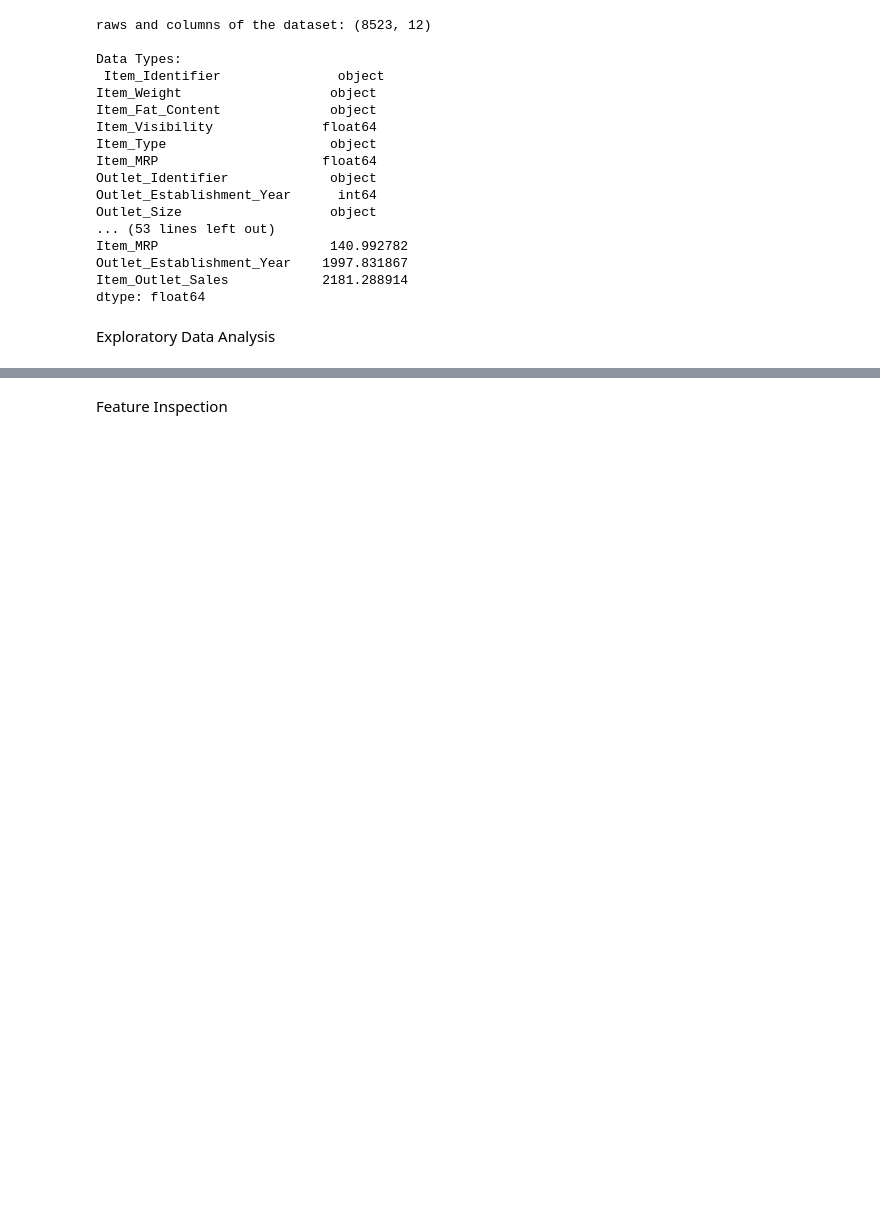
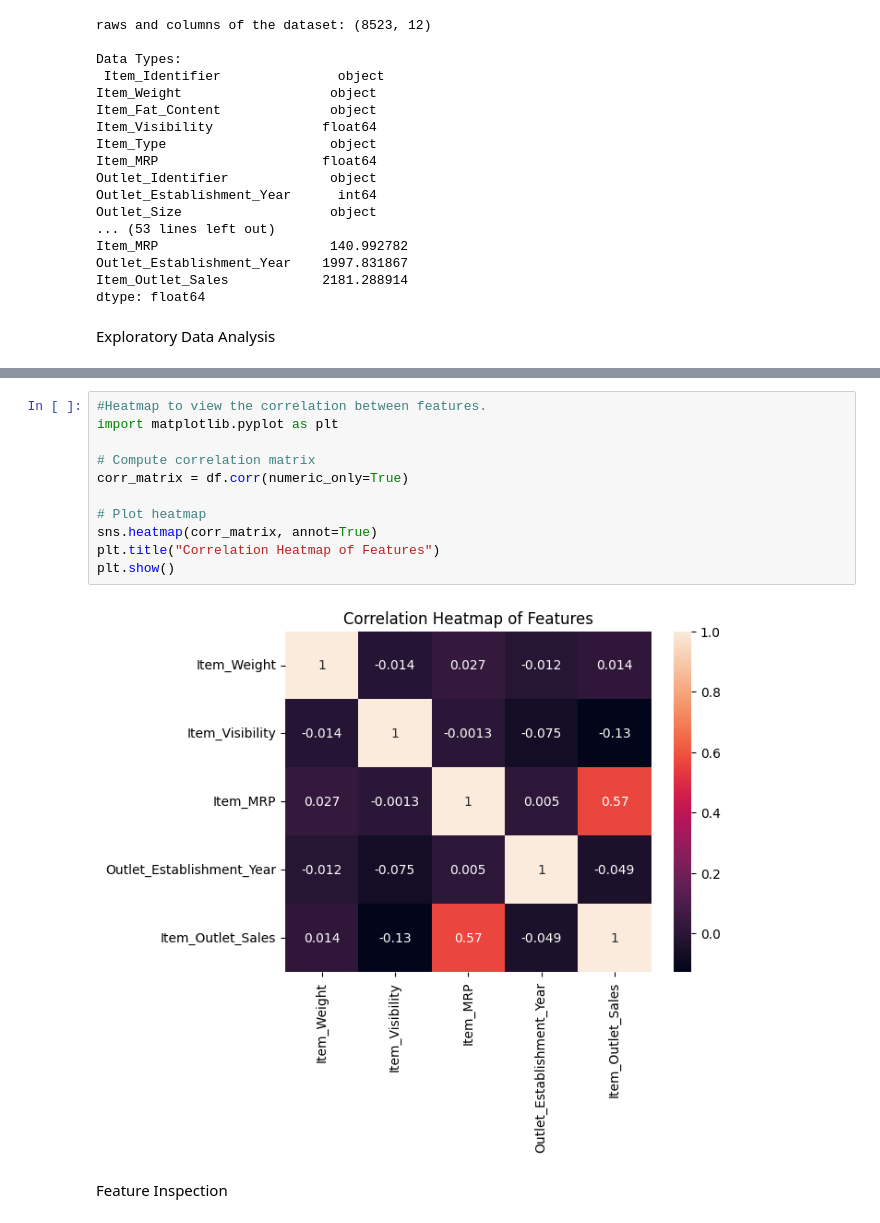
Before and after one commit to walaaaxox098/Prediction-of-Product-Sales, a Jupyter notebook: Prediction_of_Product_Sales.ipynb, the cells around one changed output, grey strips where cells are left out. Saved outputs shown, nothing was run; the diff lists cells and outputs as text; blank space fills up the shorter version.

```diff
--- a/Prediction_of_Product_Sales.ipynb
+++ b/Prediction_of_Product_Sales.ipynb
@@ -80,2 +114,15 @@ Exploratory Data Analysis
+# %%
+#Heatmap to view the correlation between features.
+import matplotlib.pyplot as plt
+
+# Compute correlation matrix
+corr_matrix = df.corr(numeric_only=True)
+
+# Plot heatmap
+sns.heatmap(corr_matrix, annot=True)
+plt.title("Correlation Heatmap of Features")
+plt.show()
+# %% [output]
+[figure, added]
 # %% [markdown]
 Feature Inspection
```
Also changed, not shown: parts of 4 cells of this notebook.
